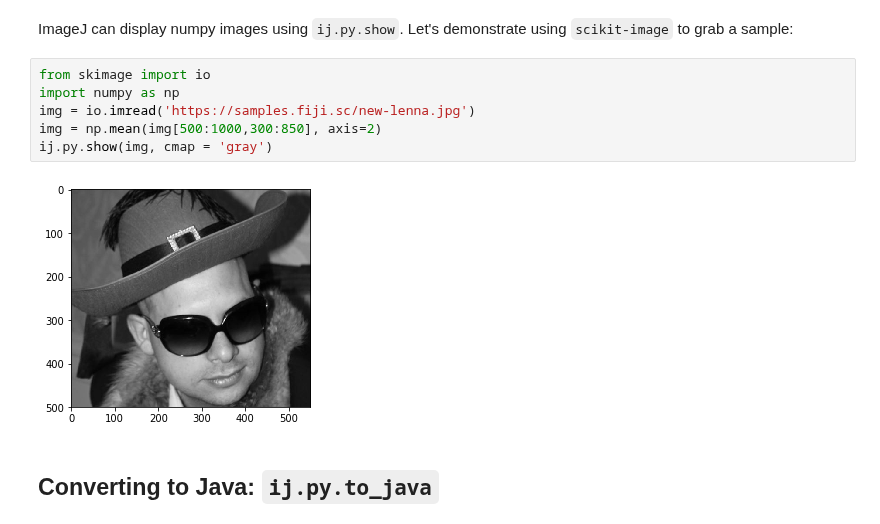
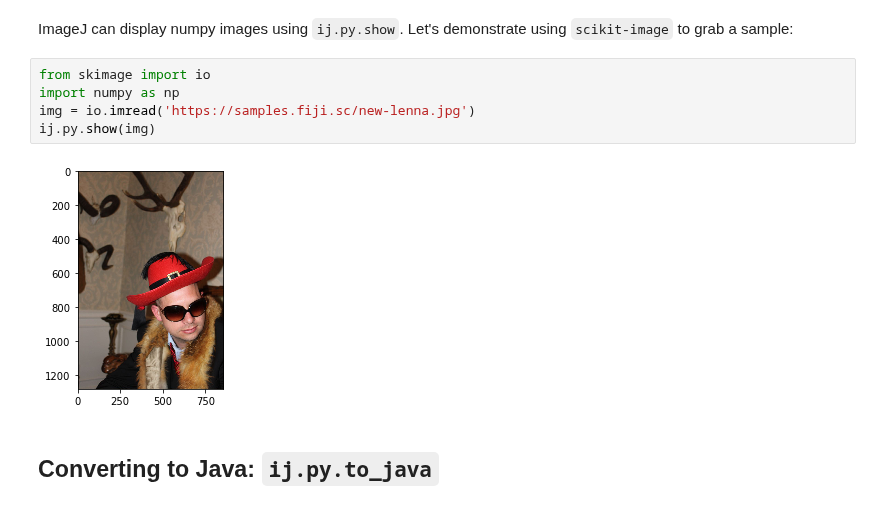
Before and after one commit to imagej/pyimagej, a Jupyter notebook: doc/tutorials/1-ImageJ-with-Python-Kernel.ipynb, the cells around one changed output. Drawn from its saved outputs; the diff is of its cells as text.

```diff
--- a/doc/tutorials/1-ImageJ-with-Python-Kernel.ipynb
+++ b/doc/tutorials/1-ImageJ-with-Python-Kernel.ipynb
@@ -61,11 +61,10 @@ ImageJ can display numpy images using `ij.py.show`. Let's demonstrate using `sci
 # %%
 from skimage import io
 import numpy as np
 img = io.imread('https://samples.fiji.sc/new-lenna.jpg')
-img = np.mean(img[500:1000,300:850], axis=2)
-ij.py.show(img, cmap = 'gray')
+ij.py.show(img)
 # %% [output]
-[figure, old version]
+[figure, new version]
 # %% [markdown]
 ## Converting to Java: `ij.py.to_java`
 # %% [markdown]
```
Also changed, not shown: parts of 22 cells of this notebook, 8 other files.
